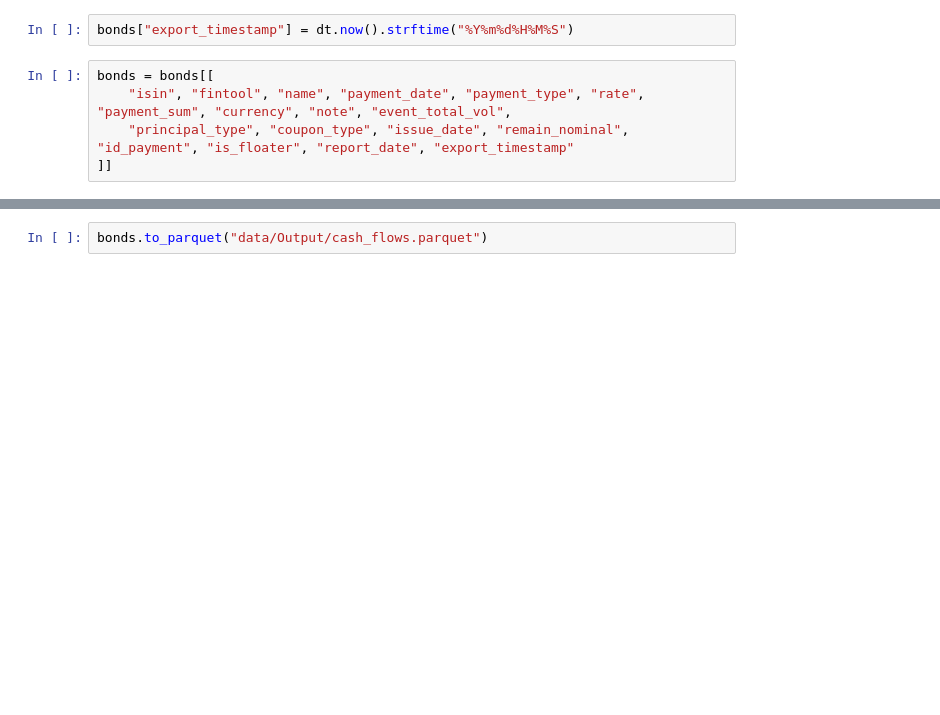
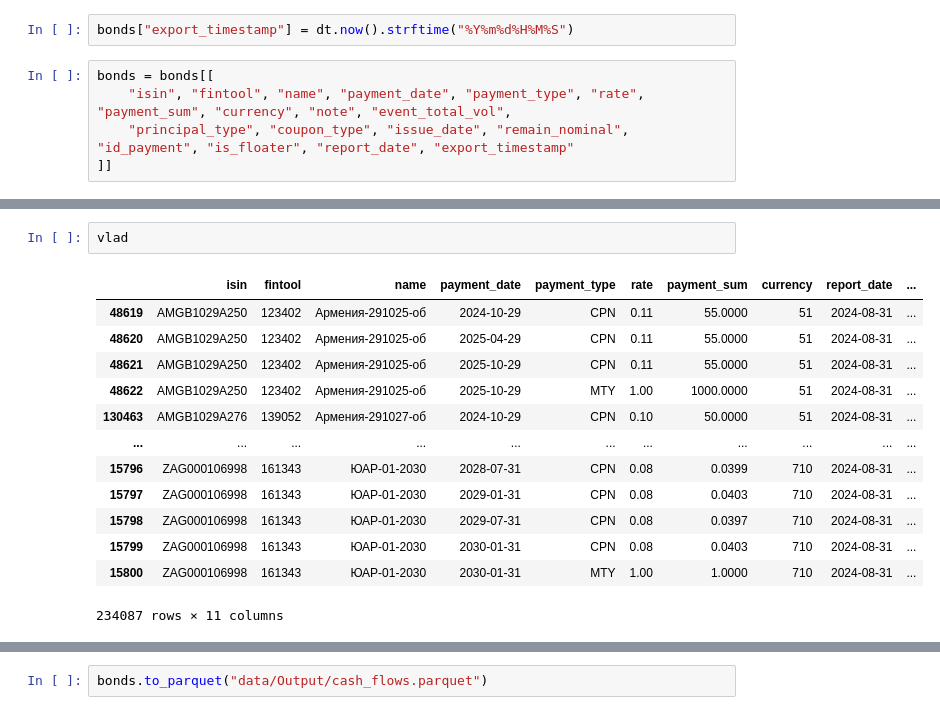
Before and after one commit to alexkobz/insurance, a Jupyter notebook: cash_flows.ipynb, the cells around one changed output, grey strips where cells are left out. Cells and saved outputs as stored; diff of their text form; blank space fills up the shorter version.

```diff
--- a/cash_flows.ipynb
+++ b/cash_flows.ipynb
@@ -247,0 +411,16 @@ bonds = bonds[[
+# %%
+vlad
+# %% [output]
+|  | isin | fintool | name | payment_date | payment_type | rate | payment_sum | currency | report_date | ... |
+| 48619 | AMGB1029A250 | 123402 | Армения-291025-об | 2024-10-29 | CPN | 0.11 | 55.0000 | 51 | 2024-08-31 | ... |
+| 48620 | AMGB1029A250 | 123402 | Армения-291025-об | 2025-04-29 | CPN | 0.11 | 55.0000 | 51 | 2024-08-31 | ... |
+| 48621 | AMGB1029A250 | 123402 | Армения-291025-об | 2025-10-29 | CPN | 0.11 | 55.0000 | 51 | 2024-08-31 | ... |
+| 48622 | AMGB1029A250 | 123402 | Армения-291025-об | 2025-10-29 | MTY | 1.00 | 1000.0000 | 51 | 2024-08-31 | ... |
+| 130463 | AMGB1029A276 | 139052 | Армения-291027-об | 2024-10-29 | CPN | 0.10 | 50.0000 | 51 | 2024-08-31 | ... |
+| ... | ... | ... | ... | ... | ... | ... | ... | ... | ... | ... |
+| 15796 | ZAG000106998 | 161343 | ЮАР-01-2030 | 2028-07-31 | CPN | 0.08 | 0.0399 | 710 | 2024-08-31 | ... |
+| 15797 | ZAG000106998 | 161343 | ЮАР-01-2030 | 2029-01-31 | CPN | 0.08 | 0.0403 | 710 | 2024-08-31 | ... |
+| 15798 | ZAG000106998 | 161343 | ЮАР-01-2030 | 2029-07-31 | CPN | 0.08 | 0.0397 | 710 | 2024-08-31 | ... |
+| 15799 | ZAG000106998 | 161343 | ЮАР-01-2030 | 2030-01-31 | CPN | 0.08 | 0.0403 | 710 | 2024-08-31 | ... |
+| 15800 | ZAG000106998 | 161343 | ЮАР-01-2030 | 2030-01-31 | MTY | 1.00 | 1.0000 | 710 | 2024-08-31 | ... |
+234087 rows × 11 columns
```
Also changed, not shown: parts of 45 cells of this notebook.
